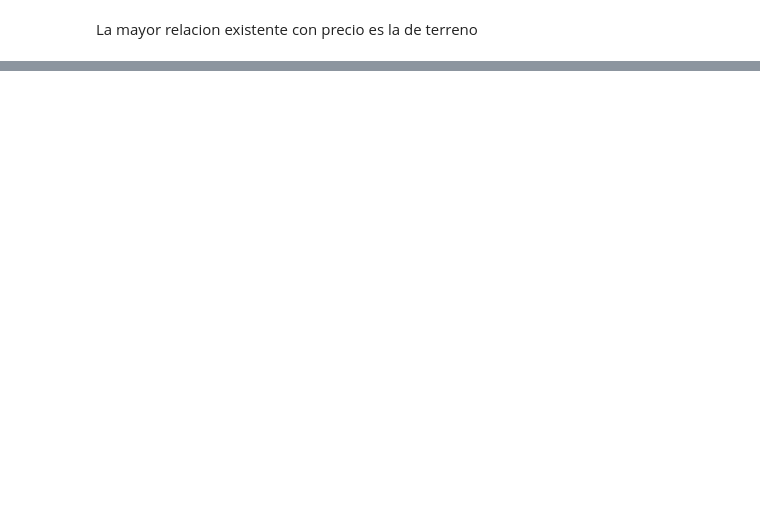
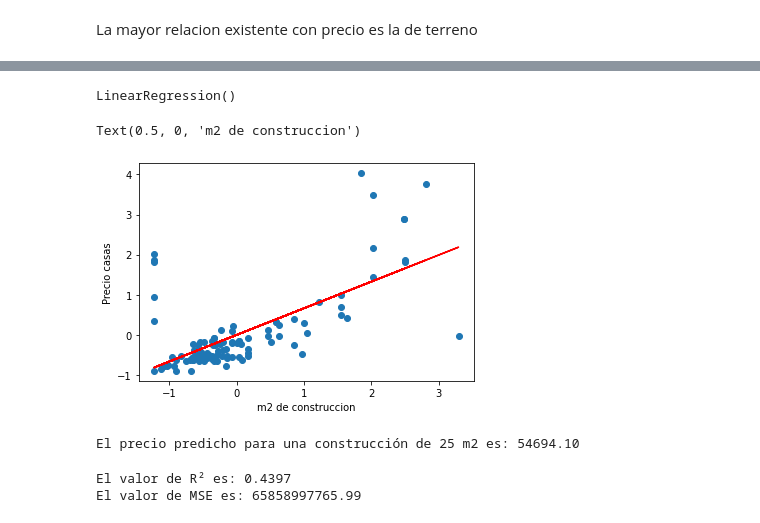
Before and after one commit to araod14/century_eda_model, a Jupyter notebook: EDA.ipynb, the cells around one changed output, grey strips where cells are left out. Saved outputs shown, nothing was run; the diff lists cells and outputs as text; code cells hidden in the pictures; blank space fills up the shorter version.

```diff
--- a/EDA.ipynb
+++ b/EDA.ipynb
@@ -232,0 +240,52 @@ La mayor relacion existente con precio es la de terreno
+# %%
+from sklearn.preprocessing import StandardScaler
+from sklearn.linear_model import LinearRegression
+
+x = df['construccion'].values.reshape(-1,1)
+y = df['precio'].values.reshape(-1,1)
+
+sc_x = StandardScaler()
+sc_y = StandardScaler()
+
+x_std = sc_x.fit_transform(x)
+y_std = sc_y.fit_transform(y)
+
+slr = LinearRegression()
+slr.fit(x_std, y_std)
+# %% [output]
+LinearRegression()
+# %%
+plt.scatter(x_std,y_std)
+plt.plot(x_std,slr.predict(x_std), color='r')
+plt.ylabel('Precio casas')
+plt.xlabel('m2 de construccion')
+# %% [output]
+Text(0.5, 0, 'm2 de construccion')
+[figure, added]
+# %%
+nueva_construccion = 25  # valor de construcción para predecir el precio
+nueva_construccion_std = sc_x.transform([[nueva_construccion]])  # estandariza la nueva construcción
+nuevo_precio_std = slr.predict(nueva_construccion_std)  # predice el precio estandarizado
+nuevo_precio = sc_y.inverse_transform(nuevo_precio_std)  # des-estandariza el precio
+print(f"El precio predicho para una construcción de {nueva_construccion} m2 es: {nuevo_precio[0][0]:.2f}")
+# %% [output]
+El precio predicho para una construcción de 25 m2 es: 54694.10
+# %%
+from sklearn.metrics import r2_score, mean_squared_error
+
+# Predecir valores de y para los datos de entrenamiento
+y_pred_std = slr.predict(x_std)
+
+# Des-estandarizar los valores de y
+y_pred = sc_y.inverse_transform(y_pred_std)
+y_true = y.reshape(-1,)
+
+# Calcular R² y MSE
+r2 = r2_score(y_true, y_pred)
+mse = mean_squared_error(y_true, y_pred)
+
+print(f"El valor de R² es: {r2:.4f}")
+print(f"El valor de MSE es: {mse:.2f}")
+# %% [output]
+El valor de R² es: 0.4397
+El valor de MSE es: 65858997765.99
```
Also changed, not shown: parts of 4 cells of this notebook.
